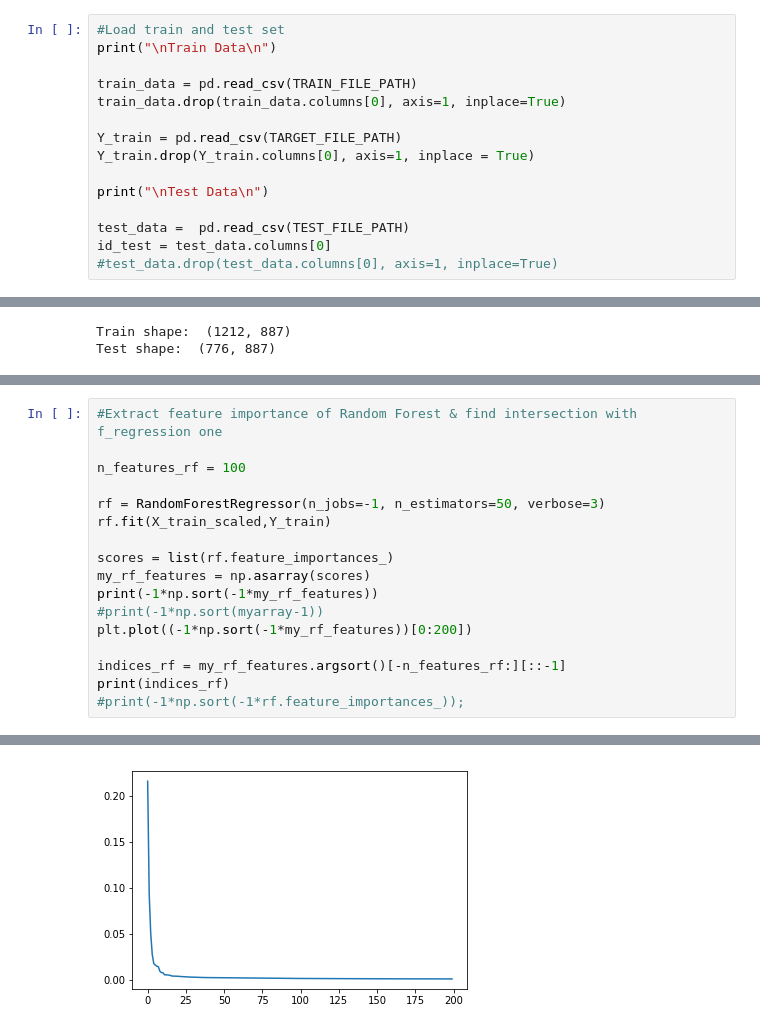
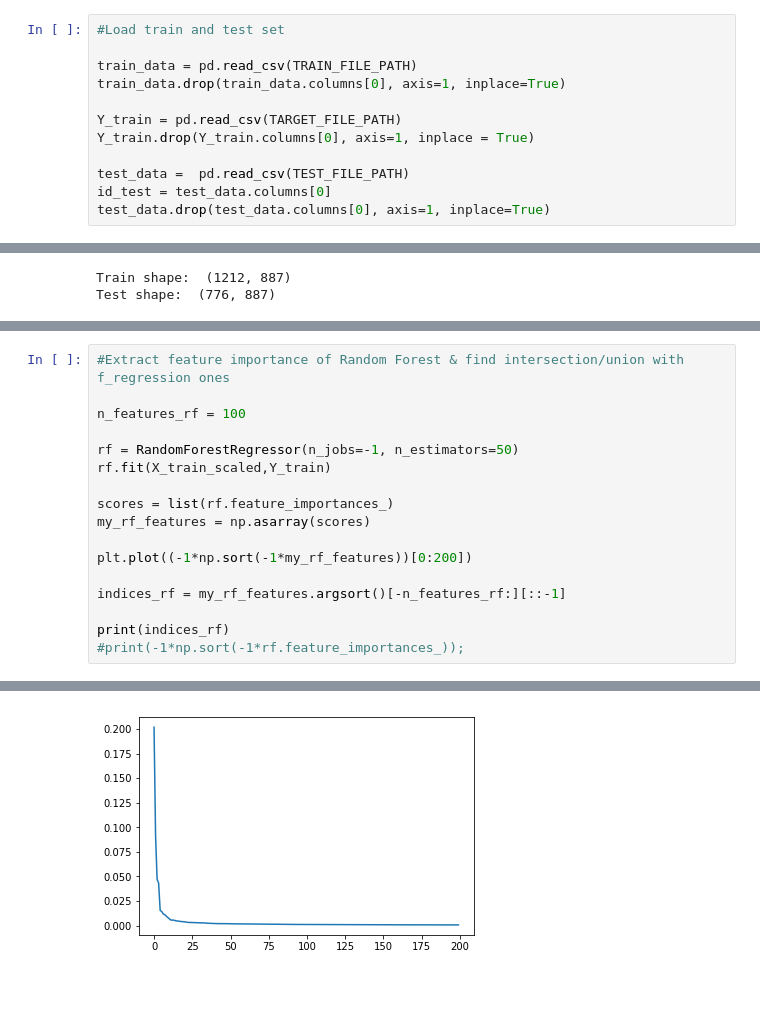
Before and after one commit to alexus37/AML-18, a Jupyter notebook: task1/fv_keras_optimization.ipynb, the cells around one changed output, grey strips where cells are left out. Drawn from its saved outputs; the diff is of its cells as text; blank space fills up the shorter version.

```diff
--- a/task1/fv_keras_optimization.ipynb
+++ b/task1/fv_keras_optimization.ipynb
@@ -21,7 +21,6 @@ TARGET_FILE_PATH =  "data/y_train.csv"
 TEST_FILE_PATH = "data/X_test.csv"
 # %%
 #Load train and test set
-print("\nTrain Data\n")
 
 train_data = pd.read_csv(TRAIN_FILE_PATH)
 train_data.drop(train_data.columns[0], axis=1, inplace=True)
@@ -29,8 +28,6 @@ train_data.drop(train_data.columns[0], axis=1, inplace=True)
 Y_train = pd.read_csv(TARGET_FILE_PATH)
 Y_train.drop(Y_train.columns[0], axis=1, inplace = True)
 
-print("\nTest Data\n")
-
 test_data =  pd.read_csv(TEST_FILE_PATH)
 id_test = test_data.columns[0]
-#test_data.drop(test_data.columns[0], axis=1, inplace=True)
+test_data.drop(test_data.columns[0], axis=1, inplace=True)
@@ -110,20 +97,20 @@ print(len(indices_fr))
 150
 [figure]
 # %%
-#Extract feature importance of Random Forest & find intersection with f_regression one
+#Extract feature importance of Random Forest & find intersection/union with f_regression ones
 
 n_features_rf = 100
 
-rf = RandomForestRegressor(n_jobs=-1, n_estimators=50, verbose=3)
+rf = RandomForestRegressor(n_jobs=-1, n_estimators=50)
 rf.fit(X_train_scaled,Y_train)
 
 scores = list(rf.feature_importances_)
 my_rf_features = np.asarray(scores)
-print(-1*np.sort(-1*my_rf_features))
-#print(-1*np.sort(myarray-1))
+
 plt.plot((-1*np.sort(-1*my_rf_features))[0:200])
 
 indices_rf = my_rf_features.argsort()[-n_features_rf:][::-1]
+
 print(indices_rf)
 #print(-1*np.sort(-1*rf.feature_importances_));
 # %% [output]
@@ -183,2 +123,2 @@ building tree 50 of 50
-[figure, old version]
+[figure, new version]
 # %%
```
Also changed, not shown: parts of 13 cells of this notebook.
